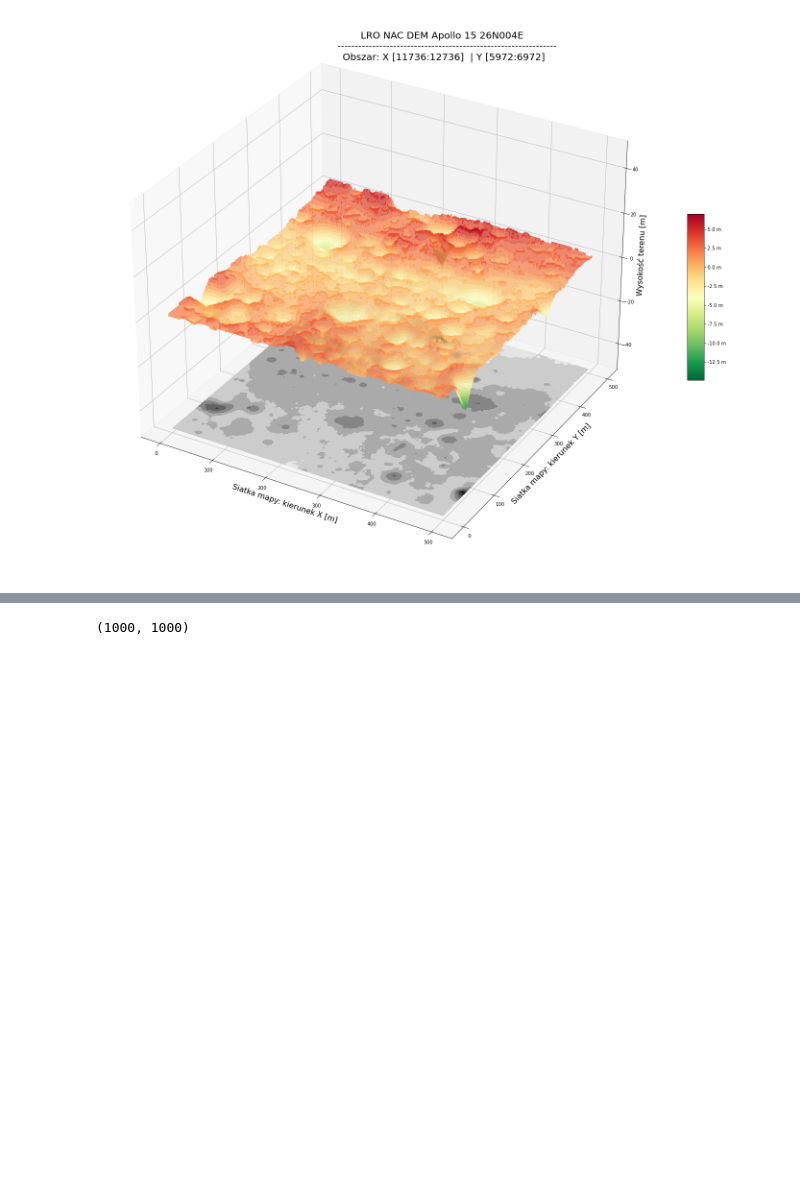
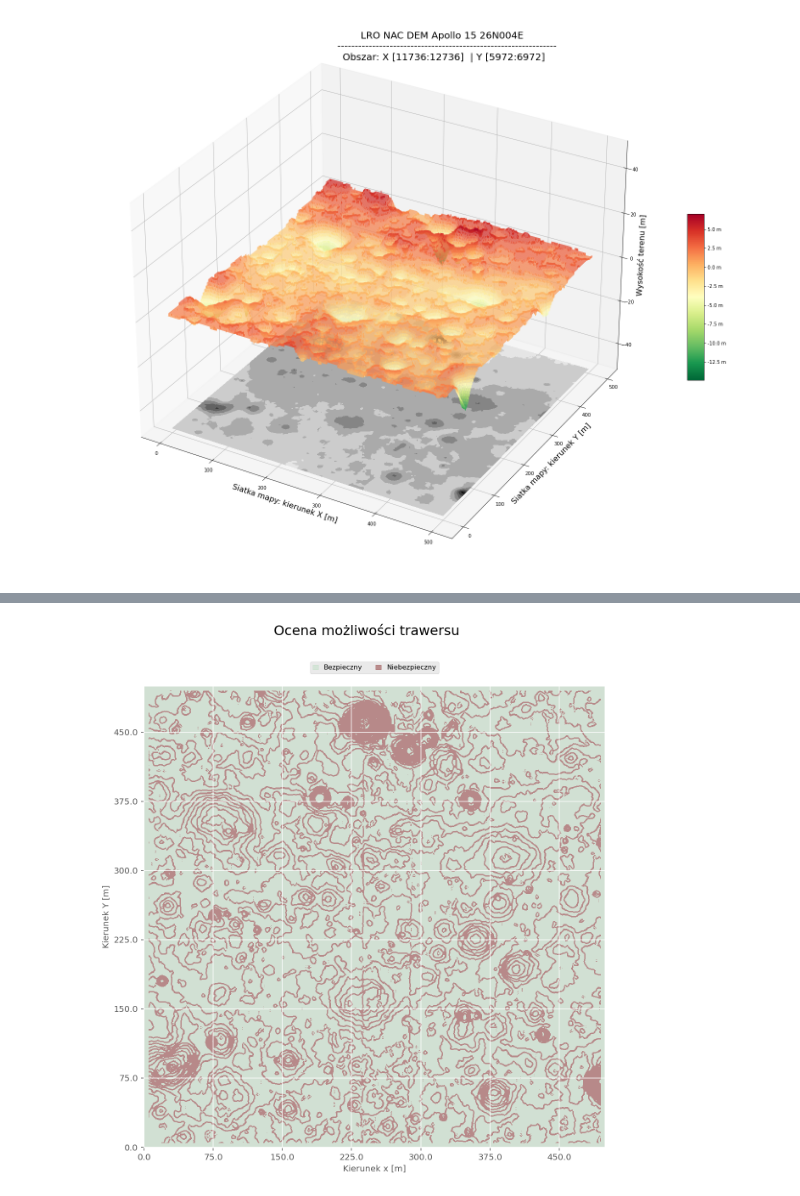
Before and after one commit to kafrankowska/Rover_Path_Planning, a Jupyter notebook: notebooks/Mapping.ipynb, the cells around one changed output, grey strips where cells are left out. Cells and saved outputs as stored; diff of their text form; code cells hidden in the pictures; blank space fills up the shorter version.

```diff
--- a/notebooks/Mapping.ipynb
+++ b/notebooks/Mapping.ipynb
@@ -106,4 +149,43 @@ plt.show()
 # %%
-print(slope.shape)
+safe_slope = safe_area(slope)
+from matplotlib.patches import Patch
+from matplotlib.colors import ListedColormap
+
+
+def plot_safe_slope(safe_slope, export_img=True):
+    danger_color = (0.6, 0.3, 0.3, 0.6)
+    safe_color = (0.1, 0.7, 0.2, 0.1)
+    cmp=ListedColormap([danger_color,safe_color])
+    with plt.style.context('ggplot'):
+        fig, ax = plt.subplots(figsize=(10,10), dpi=144)
+        xi = np.arange(0, img.shape[0],1) * 0.5 # Grid in meters
+        yi = np.arange(0, img.shape[1],1) * 0.5 # Grid in meters
+        #Z =
+        #plt.pcolormesh(safe_slope, cmap='Greys')
+        #plt.scatter(xi,yi, cmap='Greys')
+
+        ax.imshow(safe_slope, cmap=cmp)
+        fig.suptitle("Ocena możliwości trawersu", fontsize=16)
+        plt.xlabel("Kierunek x [m]", fontsize=10)
+        plt.ylabel("Kierunek Y [m]", fontsize=10)
+        ax.invert_yaxis()
+
+        locs_x = (np.arange(0, safe_slope.shape[0], step=150))
+        labels_x = locs/2
+        plt.xticks(ticks=locs_x, labels=labels_x)
+
+        locs_y = (np.arange(0, safe_slope.shape[1], step=150))
+        labels_y = locs/2
+        plt.yticks(ticks=locs_y, labels=labels_y)
+
+
+        legend_handles = [Patch(color=safe_color, label='Bezpieczny'),
+                          Patch(color=danger_color, label='Niebezpieczny')]
+        plt.legend(handles=legend_handles, ncol=2, bbox_to_anchor=[0.5, 1.02], loc='lower center', fontsize=8, handlelength=.8)
+        #plt.legend()
+        if export_img:
+            plt.savefig('../dataset/Slope_plot.jpg', )
+        plt.show()
+plot_safe_slope(safe_slope)
 # %% [output]
-(1000, 1000)
+[figure, added]
```
Also changed, not shown: parts of 3 cells of this notebook.
